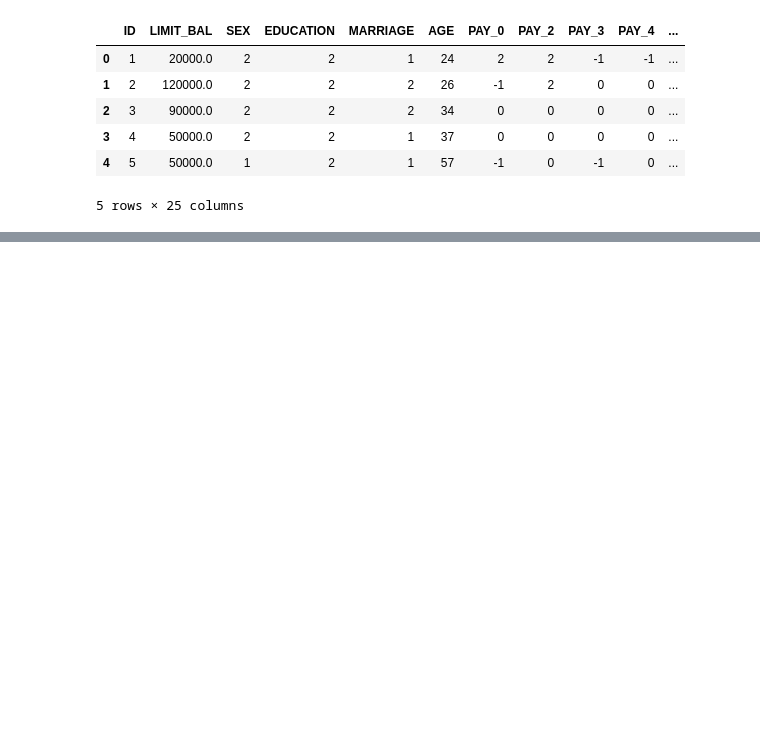
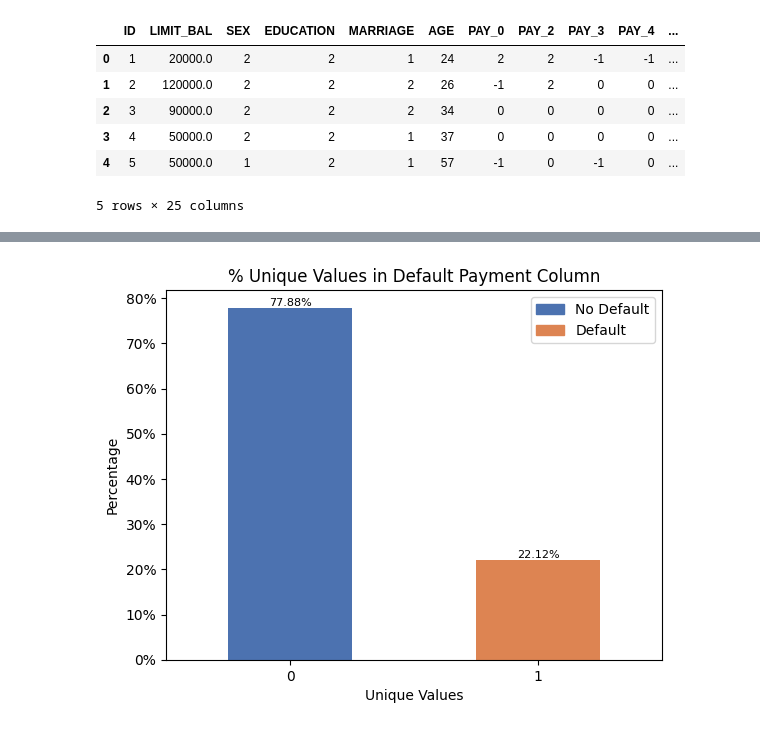
Before and after one commit to franciscochavezing/Predicting-Credit-Card-Default-Using-Machine-Learning-, a Jupyter notebook: DataExtraction.ipynb, the cells around one changed output, grey strips where cells are left out. Drawn from its saved outputs; the diff is of its cells as text; code cells hidden in the pictures; blank space fills up the shorter version.

```diff
--- a/DataExtraction.ipynb
+++ b/DataExtraction.ipynb
@@ -45,0 +140,22 @@ df.head()
+# %%
+
+value_counts = round(df['default.payment.next.month'].value_counts(normalize=True).sort_index()*100,2)
+num_colors = len(value_counts)
+colors = sns.color_palette('deep')
+for i, count in enumerate(value_counts):
+    plt.text(i, count, f"{count}%", ha='center', va='bottom', fontsize=8)
+legend_labels = {
+    0: 'No Default',
+    1: 'Default',
+}
+legend_handles = [plt.Rectangle((0,0),1,1, color=color) for color in colors]
+plt.legend(legend_handles, [legend_labels[value] for value in value_counts.index], loc='upper right')
+value_counts.plot(kind='bar', color=colors)
+plt.title('% Unique Values in Default Payment Column')
+plt.xlabel('Unique Values')
+plt.ylabel('Percentage')  # Label for the y-axis
+plt.gca().yaxis.set_major_formatter(mtick.PercentFormatter())  # Format y-axis with % symbol
+plt.xticks(rotation=0)
+plt.show()
+# %% [output]
+[figure, added]
```
Also changed, not shown: parts of 42 cells of this notebook.
